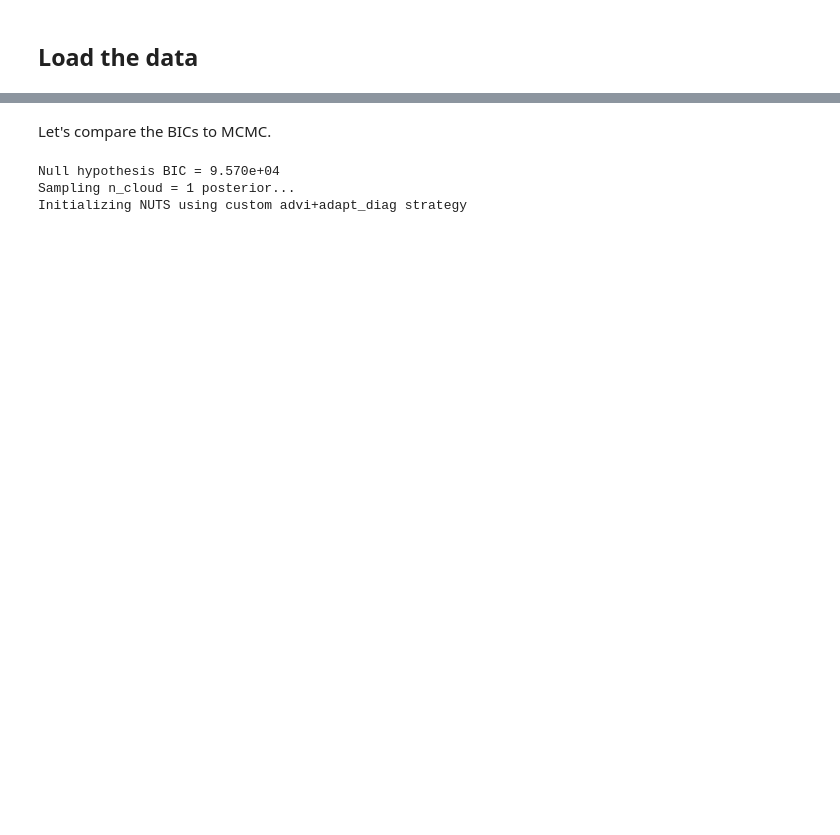
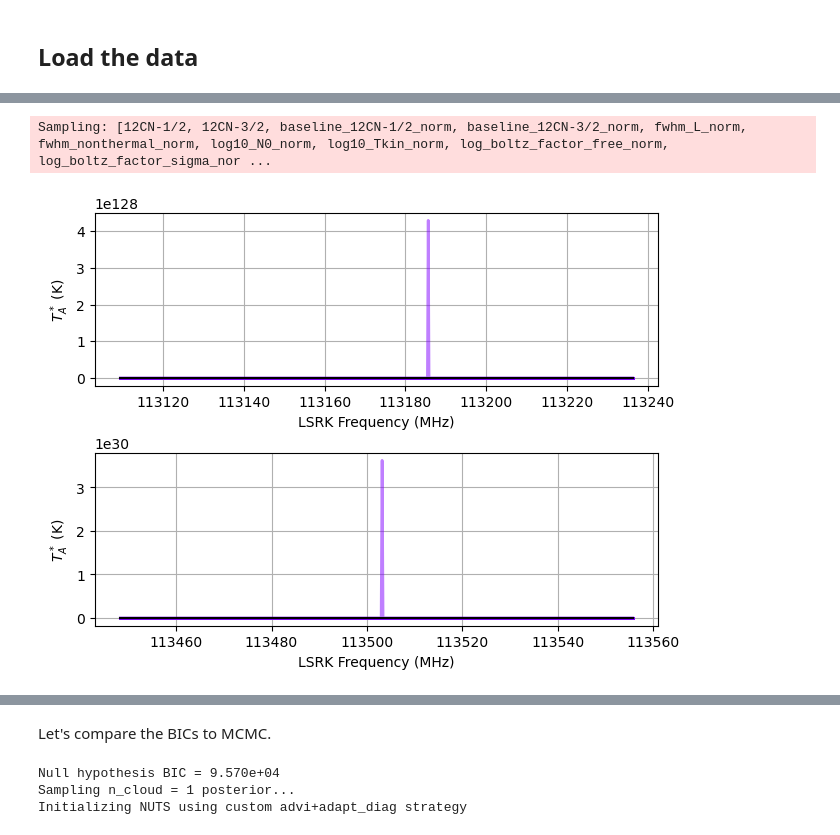
Before and after one commit to tvwenger/bayes_cn_hfs, a Jupyter notebook: docs/source/notebooks/iram_data.ipynb, the cells around one changed output, grey strips where cells are left out. Cells and saved outputs as stored; diff of their text form; code cells hidden in the pictures; blank space fills up the shorter version.

```diff
--- a/docs/source/notebooks/iram_data.ipynb
+++ b/docs/source/notebooks/iram_data.ipynb
@@ -76,0 +130,11 @@ for i, label in enumerate(labels):
+# %%
+from bayes_spec.plots import plot_predictive
+
+# prior predictive check
+prior = model.sample_prior_predictive(
+    samples=100,  # prior predictive samples
+)
+_ = plot_predictive(model.data, prior.prior_predictive)
+# %% [output]
+Sampling: [12CN-1/2, 12CN-3/2, baseline_12CN-1/2_norm, baseline_12CN-3/2_norm, fwhm_L_norm, fwhm_nonthermal_norm, log10_N0_norm, log10_Tkin_norm, log_boltz_factor_free_norm, log_boltz_factor_sigma_nor ...
+[figure, added]
```
Also changed, not shown: parts of 26 cells of this notebook, 13 other files.
